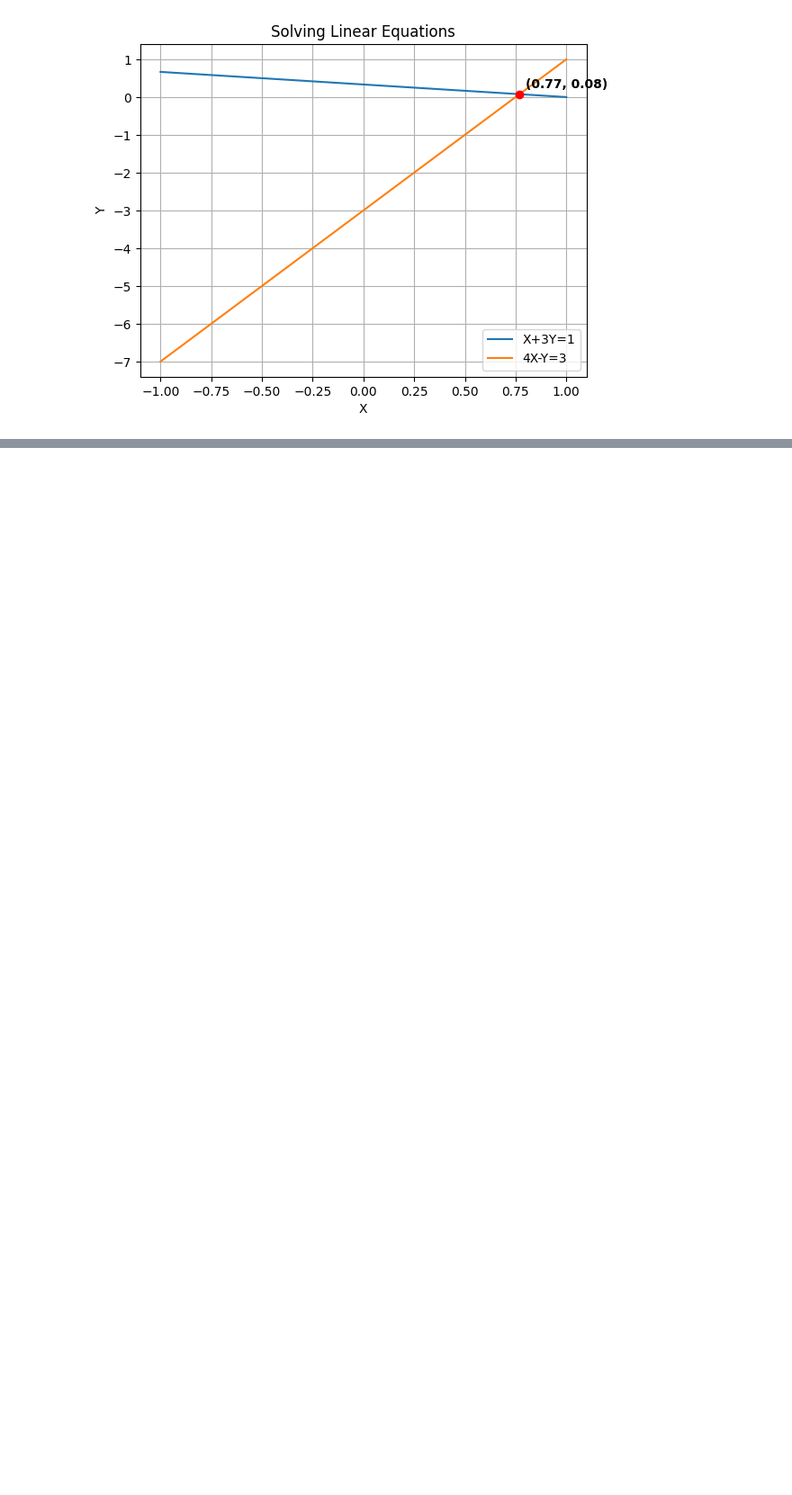
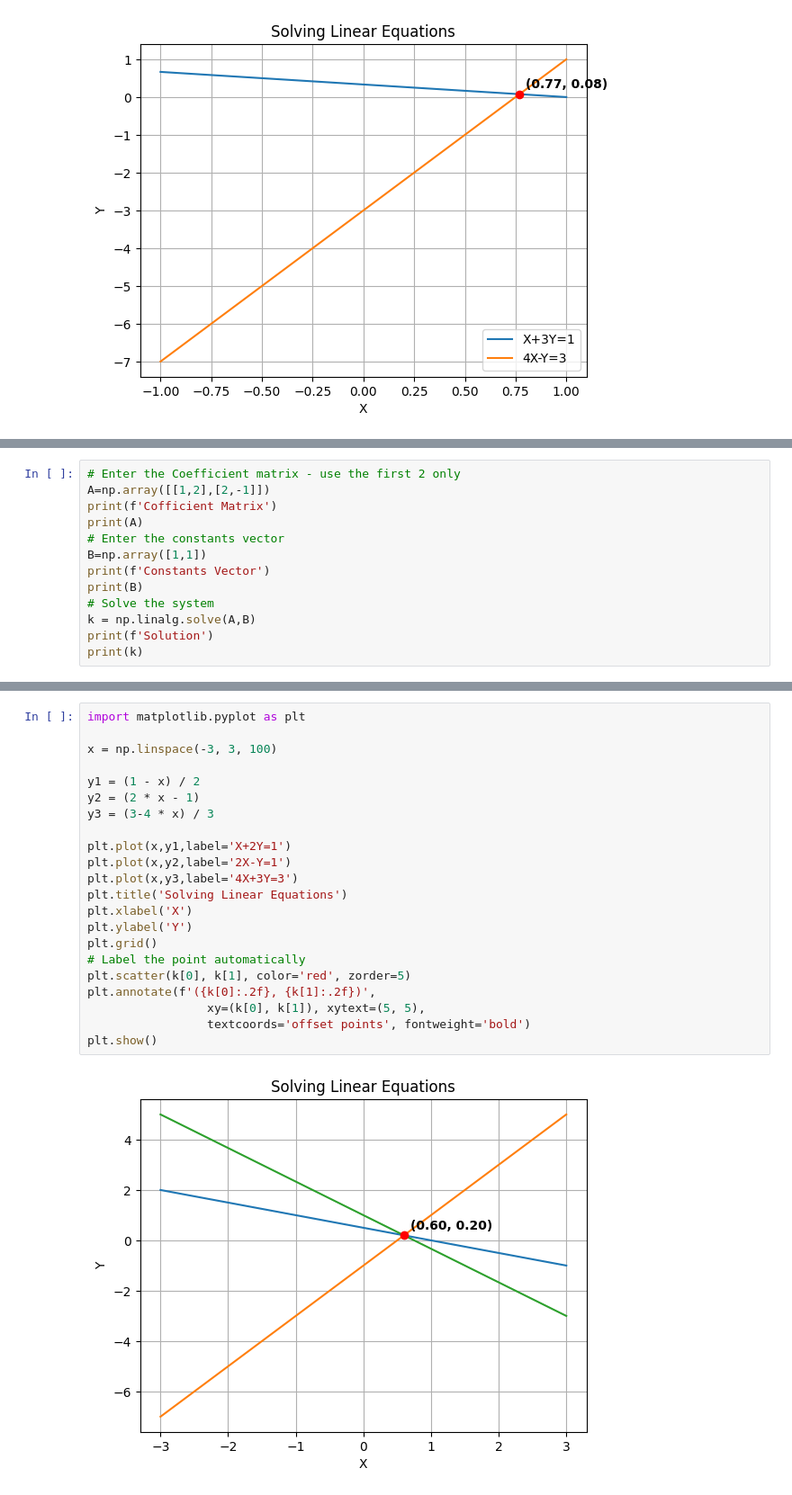
Before and after one commit to pravinboniface/decision_trees, a Jupyter notebook: LinearAlgebraSolver.ipynb, the cells around one changed output, grey strips where cells are left out. Shown at 90% size. Cells and saved outputs as stored; diff of their text form; blank space fills up the shorter version.

```diff
--- a/LinearAlgebraSolver.ipynb
+++ b/LinearAlgebraSolver.ipynb
@@ -60,0 +85,13 @@ plt.show()
+# %%
+# Enter the Coefficient matrix - use the first 2 only
+A=np.array([[1,2],[2,-1]])
+print(f'Cofficient Matrix')
+print(A)
+# Enter the constants vector
+B=np.array([1,1])
+print(f'Constants Vector')
+print(B)
+# Solve the system
+k = np.linalg.solve(A,B)
+print(f'Solution')
+print(k)
@@ -60,0 +106,24 @@ plt.show()
+# %%
+import matplotlib.pyplot as plt
+
+x = np.linspace(-3, 3, 100)
+
+y1 = (1 - x) / 2
+y2 = (2 * x - 1)
+y3 = (3-4 * x) / 3
+
+plt.plot(x,y1,label='X+2Y=1')
+plt.plot(x,y2,label='2X-Y=1')
+plt.plot(x,y3,label='4X+3Y=3')
+plt.title('Solving Linear Equations')
+plt.xlabel('X')
+plt.ylabel('Y')
+plt.grid()
+# Label the point automatically
+plt.scatter(k[0], k[1], color='red', zorder=5)
+plt.annotate(f'({k[0]:.2f}, {k[1]:.2f})',
+                 xy=(k[0], k[1]), xytext=(5, 5),
+                 textcoords='offset points', fontweight='bold')
+plt.show()
+# %% [output]
+[figure, added]
```
Also changed, not shown: parts of 21 cells of this notebook.
